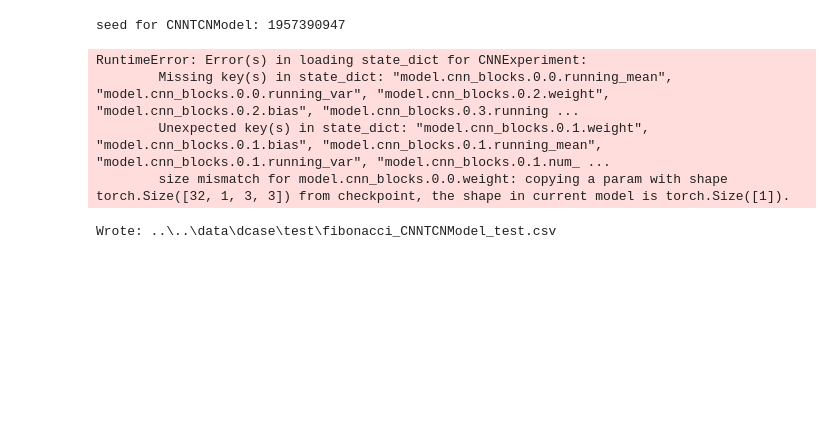
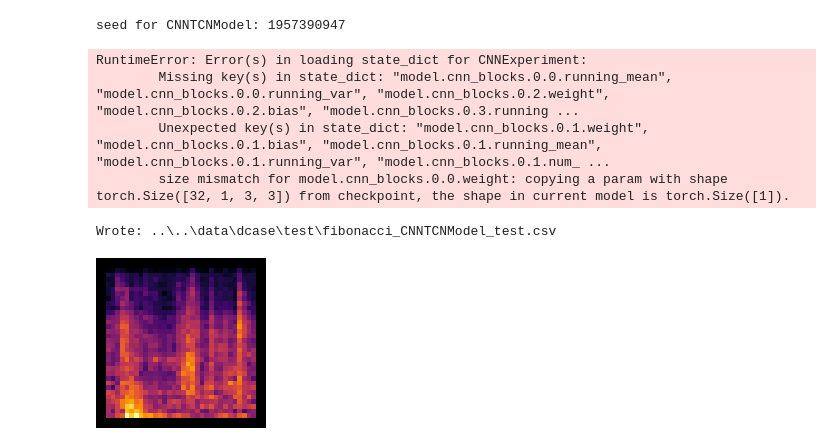
Before and after one commit to osperaja/dlap_acoustic-scene-classification, a Jupyter notebook: dcase/src/test_blind_eval.ipynb, the cells around one changed output. Saved outputs shown, nothing was run; the diff lists cells and outputs as text; code cells hidden in the pictures; blank space fills up the shorter version.

```diff
--- a/dcase/src/test_blind_eval.ipynb
+++ b/dcase/src/test_blind_eval.ipynb
@@ -358,3 +337,52 @@ out_df.to_csv(out_path, sep="\t", header=None, index=False)
 print("Wrote:", out_path)
 # %% [output]
 Wrote: ..\..\data\dcase\test\fibonacci_CNNTCNModel_test.csv
+# %%
+import soundfile as sf
+import torch
+import torchaudio.transforms as T
+import matplotlib.pyplot as plt
+import random
+import torch.nn.functional as F
+
+file_path = "../../data/dcase/test1/audio/318.wav"
+
+# Load audio
+waveform, sample_rate = sf.read(file_path)
+waveform = torch.tensor(waveform).T.float()
+
+# Mono
+if waveform.ndim > 1:
+    waveform = waveform.mean(dim=0, keepdim=True)
+else:
+    waveform = waveform.unsqueeze(0)
+
+# Random 2-sec crop
+win_len = int(2 * sample_rate)
+if waveform.shape[1] > win_len:
+    start = random.randint(0, waveform.shape[1] - win_len)
+    waveform = waveform[:, start:start + win_len]
+
+# Mel spectrogram
+mel_transform = T.MelSpectrogram(
+    sample_rate=sample_rate,
+    n_fft=1024,
+    hop_length=512,
+    n_mels=128,
+    power=2.0
+)
+mel = mel_transform(waveform)
+log_mel = T.AmplitudeToDB(stype="power")(mel)
+
+# Resize to tiny 32x32 icon
+mel_small = F.interpolate(log_mel.unsqueeze(0), size=(32,32), mode='bilinear', align_corners=False)
+mel_small = mel_small.squeeze(0).squeeze(0).numpy()  # shape [32,32]
+
+# Plot clean icon
+plt.figure(figsize=(1.5, 1.5))
+plt.imshow(mel_small, aspect=1, cmap="inferno", origin="lower")
+plt.axis('off')
+plt.tight_layout(pad=0)
+plt.show()
+# %% [output]
+[figure, added]
```
Also changed, not shown: parts of 2 cells of this notebook.
